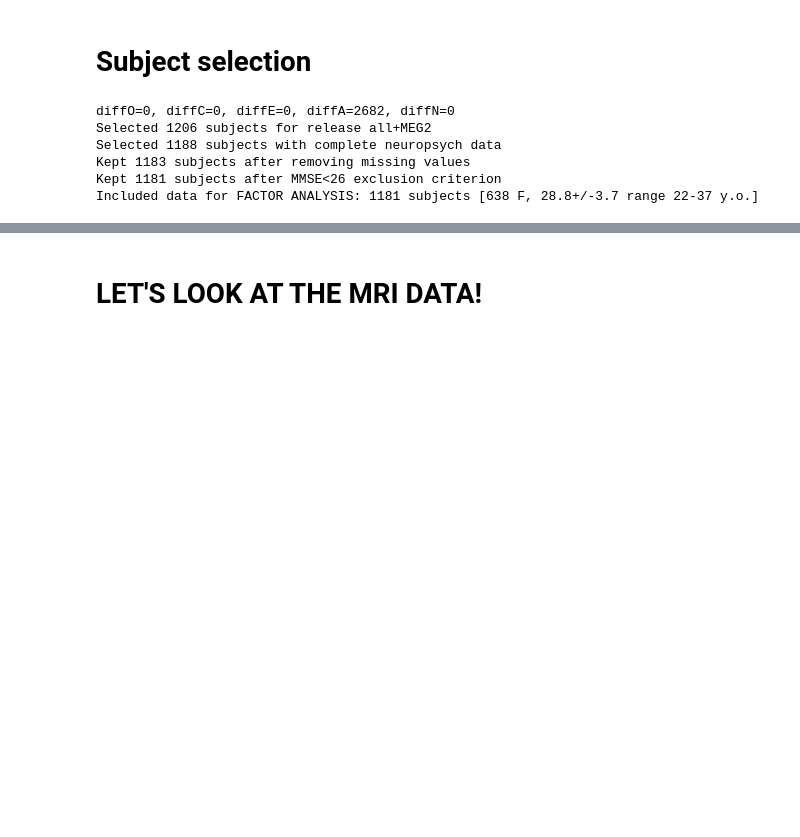
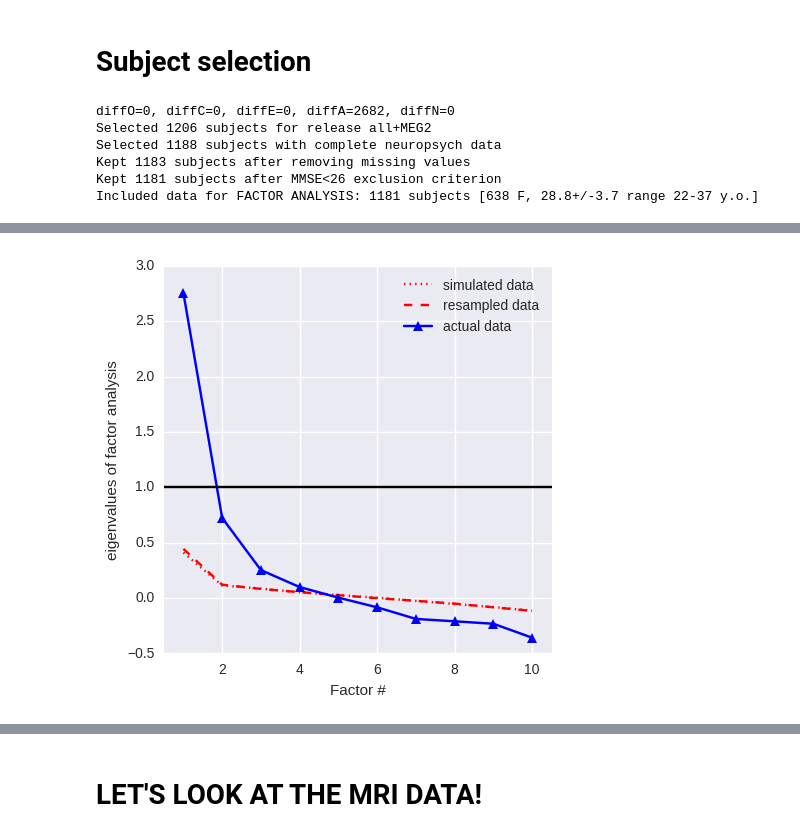
Before and after one commit to paola-g/HCP_MRI-behavior, a Jupyter notebook: intelligence_TASK+REST.ipynb, the cells around one changed output, grey strips where cells are left out. Saved outputs shown, nothing was run; the diff lists cells and outputs as text; code cells hidden in the pictures; blank space fills up the shorter version.

```diff
--- a/intelligence_TASK+REST.ipynb
+++ b/intelligence_TASK+REST.ipynb
@@ -210,0 +272,21 @@ Included data for FACTOR ANALYSIS: 1181 subjects [638 F, 28.8+/-3.7 range 22-37
+# %%
+cogScores = ['PicVocab_Unadj',              # Vocabulary, Language, Crystallized, Global
+             'ReadEng_Unadj',               # Reading, Language, Crystallized, Global
+             'PicSeq_Unadj',                # Episodic memory, Fluid, Global
+             'Flanker_Unadj',               # Executive, Fluid, Global
+             'CardSort_Unadj',              # Executive, Fluid, Global
+             'ProcSpeed_Unadj',             # Speed, Executive, Fluid, Global
+             'PMAT24_A_CR',                 # non-verbal reasoning: Number of Correct Responses, Median Reaction Time for Correct Responses
+             'VSPLOT_TC',                   # Spatial ability: Total Number Correct, Median Reaction Time Divided by Expected Number of Clicks for Correct
+             'IWRD_TOT',                    # Verbal memory
+             'ListSort_Unadj',              # Working memory, Executive, Fluid, Global
+        ]
+alpha = 1e-3
+for score in cogScores:
+    k2, p = stats.normaltest(df[score])
+    print("{} normality test: p = {:g}".format(score,p))
+cogdf      = df[cogScores].copy()
+
+# standardize scores
+standardize = lambda x: (x-x.mean()) / x.std() #* 15. + 100.
+cogdf = cogdf.pipe(standardize)
@@ -210,0 +358,13 @@ Included data for FACTOR ANALYSIS: 1181 subjects [638 F, 28.8+/-3.7 range 22-37
+# %%
+f,ax = plt.subplots(1,1,figsize=(5,5))
+ax.plot(np.arange(10)+1,faSim,'r:',label='simulated data');
+ax.plot(np.arange(10)+1,faSimR,'r--',label='resampled data');
+ax.plot(np.arange(10)+1,faValues,'b^-',label='actual data');
+ax.axhline(y=1,linestyle='-',color='k')
+plt.setp(ax,xlabel='Factor #',ylabel='eigenvalues of factor analysis',xlim=(0.5,10.5));
+plt.legend()
+
+if exportFigs:
+    plt.savefig(op.join(outDir,"faParallel.svg"), format='svg')
+# %% [output]
+[figure, added]
```
Also changed, not shown: parts of 24 cells of this notebook, 1 other file.
